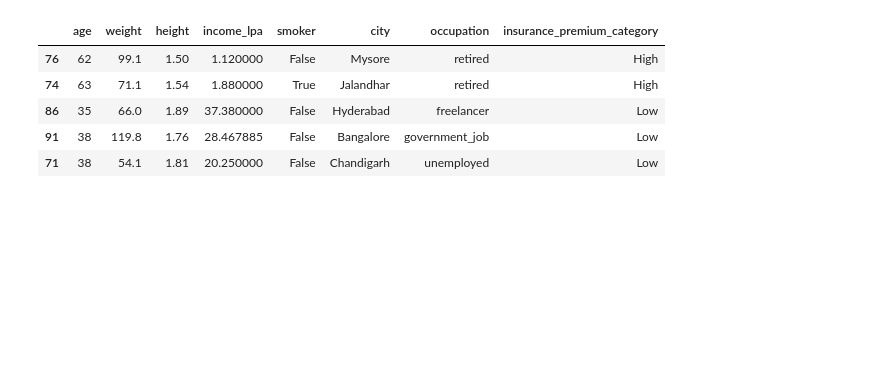
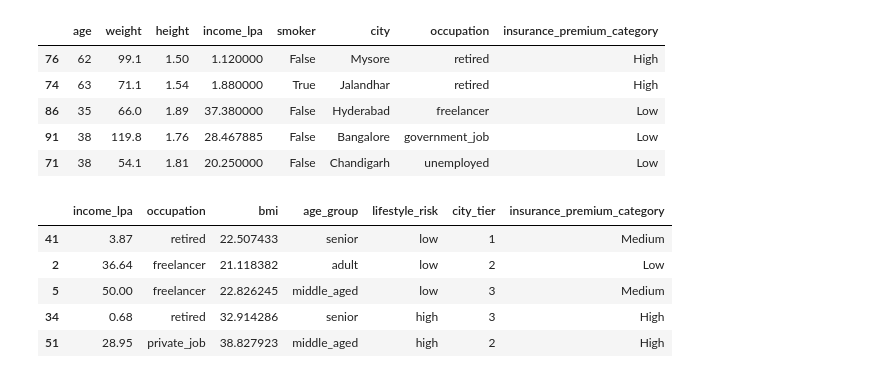
Before and after one commit to Sarthak-Rajvaidya/Ml-Model-Fastapi, a Jupyter notebook: ML_Model_with_fastapi.ipynb, the cells around one changed output. Cells and saved outputs as stored; diff of their text form; code cells hidden in the pictures; blank space fills up the shorter version.

```diff
--- a/ML_Model_with_fastapi.ipynb
+++ b/ML_Model_with_fastapi.ipynb
@@ -69,0 +72,10 @@ def city_tier(city):
+# %%
+
+df_feat.drop(columns=['age', 'weight', 'height', 'smoker', 'city'])[['income_lpa', 'occupation', 'bmi', 'age_group', 'lifestyle_risk', 'city_tier', 'insurance_premium_category']].sample(5)
+# %% [output]
+|  | income_lpa | occupation | bmi | age_group | lifestyle_risk | city_tier | insurance_premium_category |
+| 41 | 3.87 | retired | 22.507433 | senior | low | 1 | Medium |
+| 2 | 36.64 | freelancer | 21.118382 | adult | low | 2 | Low |
+| 5 | 50.00 | freelancer | 22.826245 | middle_aged | low | 3 | Medium |
+| 34 | 0.68 | retired | 32.914286 | senior | high | 3 | High |
+| 51 | 28.95 | private_job | 38.827923 | middle_aged | high | 2 | High |
```
Also changed, not shown: parts of 3 cells of this notebook.
